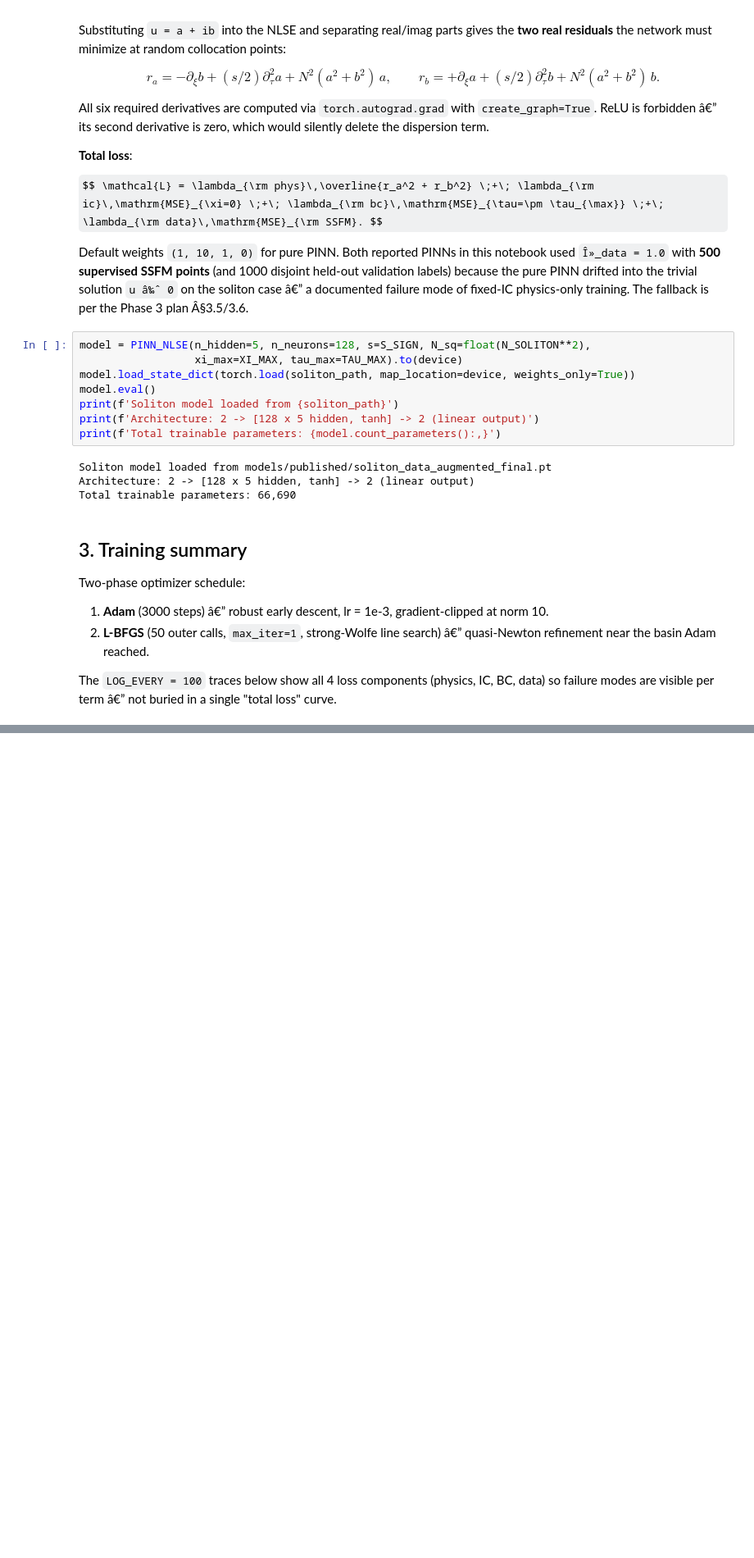
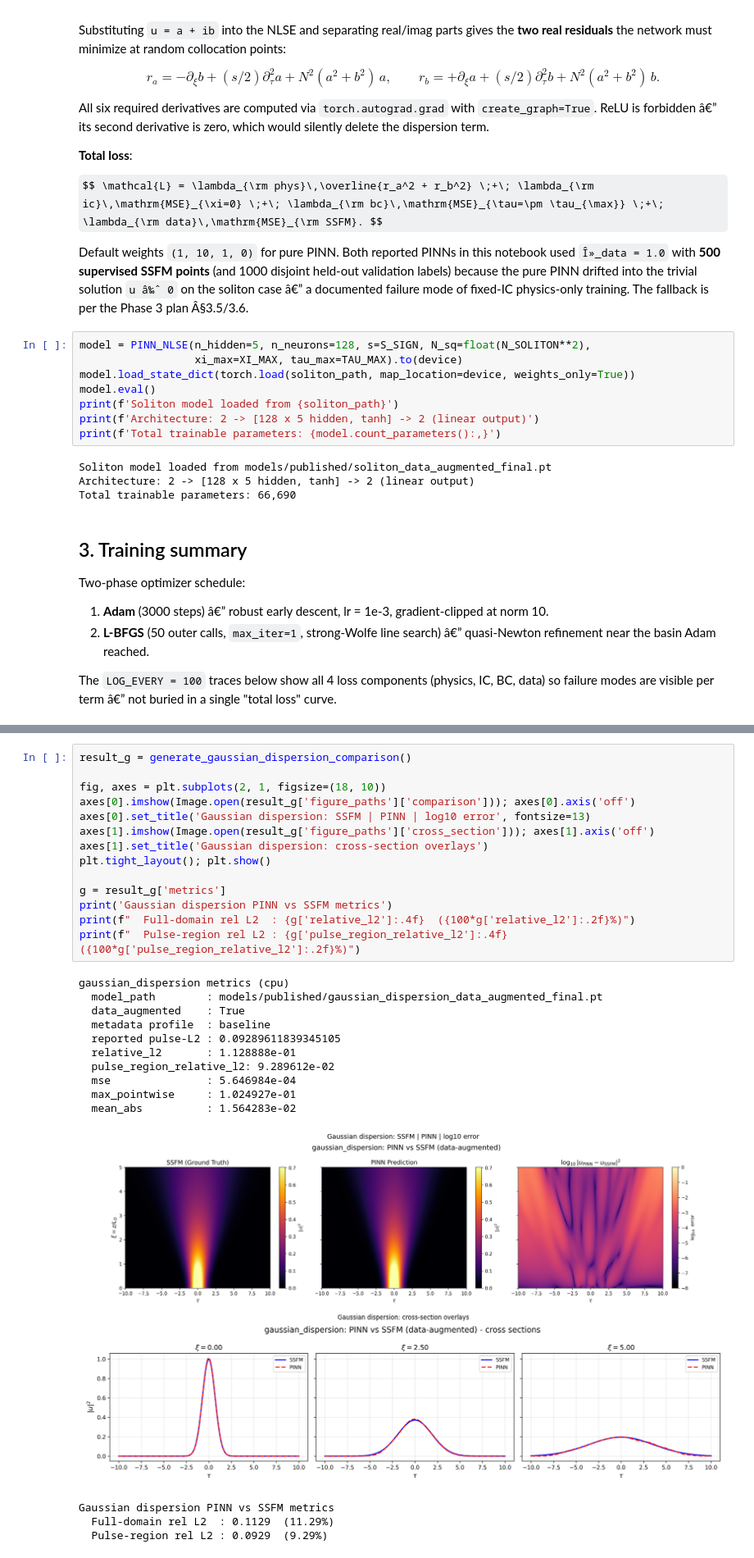
Before and after one commit to abbas-ahmad-cowlar/pinn-nlse, a Jupyter notebook: notebooks/03_comparison.ipynb, the cells around one changed output, grey strips where cells are left out. Shown at 82% size. Cells and saved outputs as stored; diff of their text form; some formulas as TeX source; blank space fills up the shorter version.

```diff
--- a/notebooks/03_comparison.ipynb
+++ b/notebooks/03_comparison.ipynb
@@ -149,0 +226,29 @@ The `LOG_EVERY = 100` traces below show all 4 loss components (physics, IC, BC,
+# %%
+result_g = generate_gaussian_dispersion_comparison()
+
+fig, axes = plt.subplots(2, 1, figsize=(18, 10))
+axes[0].imshow(Image.open(result_g['figure_paths']['comparison'])); axes[0].axis('off')
+axes[0].set_title('Gaussian dispersion: SSFM | PINN | log10 error', fontsize=13)
+axes[1].imshow(Image.open(result_g['figure_paths']['cross_section'])); axes[1].axis('off')
+axes[1].set_title('Gaussian dispersion: cross-section overlays')
+plt.tight_layout(); plt.show()
+
+g = result_g['metrics']
+print('Gaussian dispersion PINN vs SSFM metrics')
+print(f"  Full-domain rel L2  : {g['relative_l2']:.4f}  ({100*g['relative_l2']:.2f}%)")
+print(f"  Pulse-region rel L2 : {g['pulse_region_relative_l2']:.4f}  ({100*g['pulse_region_relative_l2']:.2f}%)")
+# %% [output]
+gaussian_dispersion metrics (cpu)
+  model_path        : models/published/gaussian_dispersion_data_augmented_final.pt
+  data_augmented    : True
+  metadata profile  : baseline
+  reported pulse-L2 : 0.09289611839345105
+  relative_l2       : 1.128888e-01
+  pulse_region_relative_l2: 9.289612e-02
+  mse               : 5.646984e-04
+  max_pointwise     : 1.024927e-01
+  mean_abs          : 1.564283e-02
+[figure, added]
+Gaussian dispersion PINN vs SSFM metrics
+  Full-domain rel L2  : 0.1129  (11.29%)
+  Pulse-region rel L2 : 0.0929  (9.29%)
```
Also changed, not shown: parts of 7 cells of this notebook.
